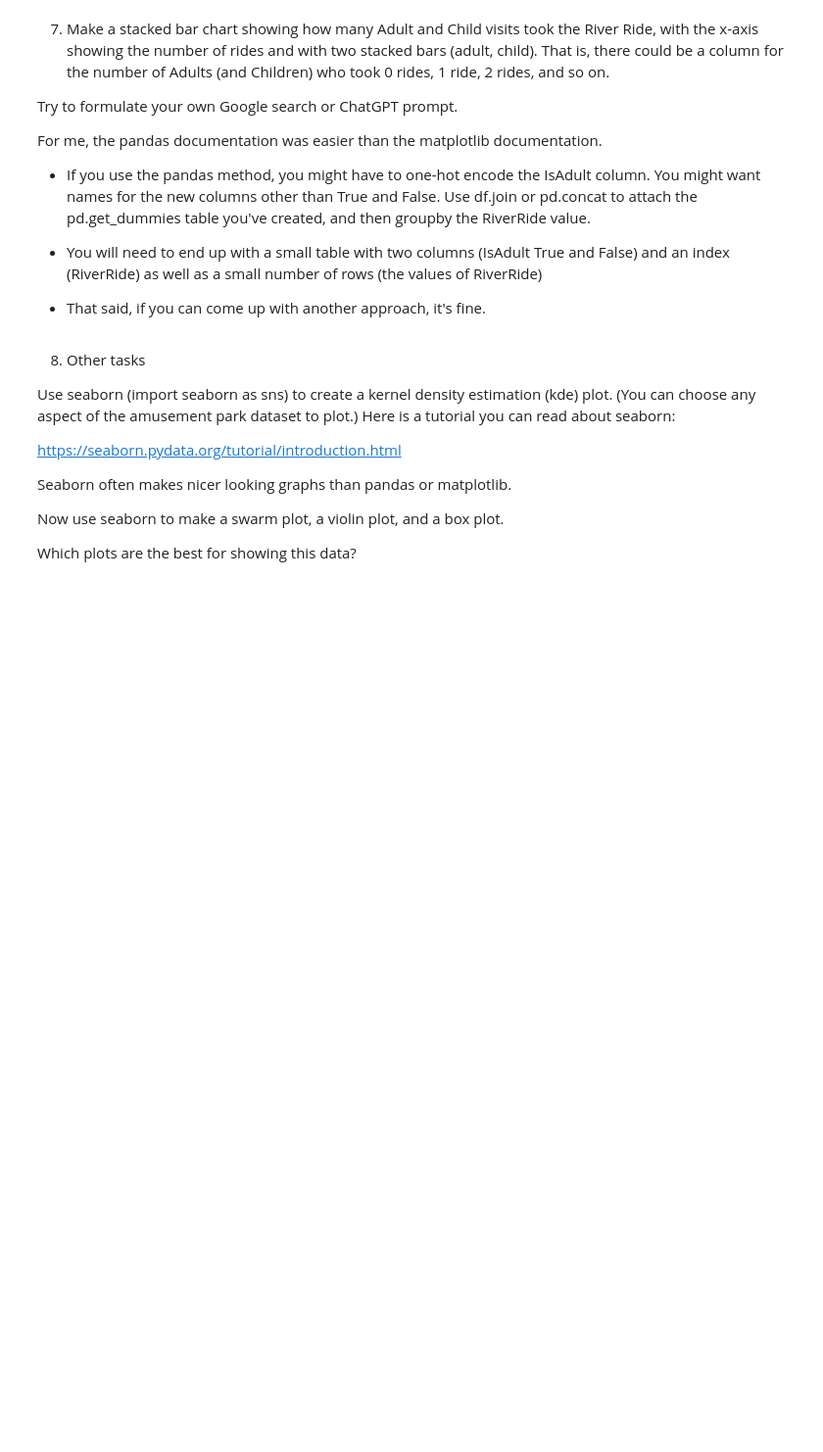
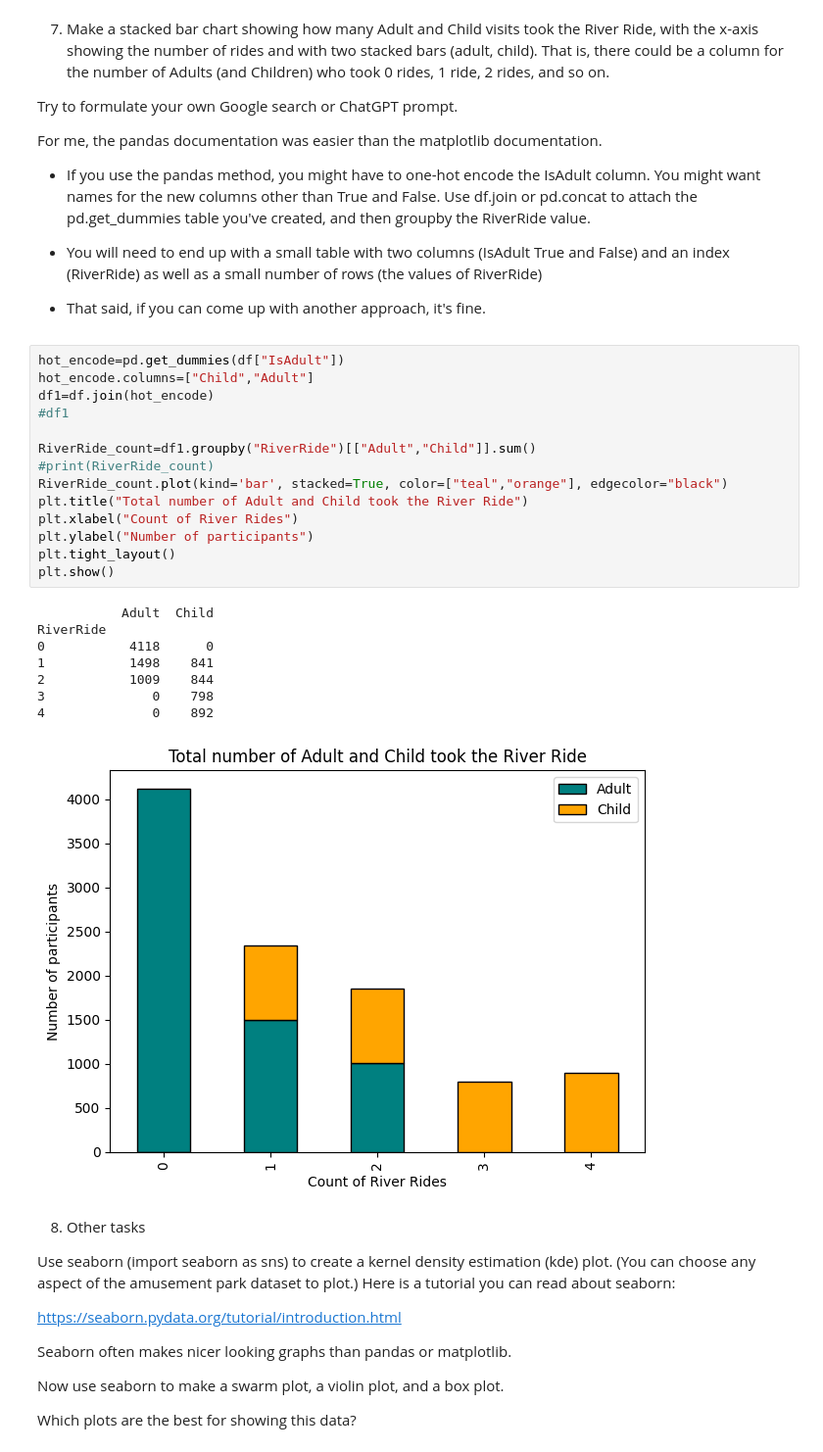
Before and after one commit to Jbaner/Module-B-semester-2, a Jupyter notebook: Week3.ipynb, the cells around one changed output. Shown at 98% size. Saved outputs shown, nothing was run; the diff lists cells and outputs as text; blank space fills up the shorter version.

```diff
--- a/Week3.ipynb
+++ b/Week3.ipynb
@@ -409,6 +445,29 @@ For me, the pandas documentation was easier than the matplotlib documentation.
 * You will need to end up with a small table with two columns (IsAdult True and False) and an index (RiverRide) as well as a small number of rows (the values of RiverRide)
 
 * That said, if you can come up with another approach, it's fine.
+# %%
+hot_encode=pd.get_dummies(df["IsAdult"])
+hot_encode.columns=["Child","Adult"]
+df1=df.join(hot_encode)
+#df1
+
+RiverRide_count=df1.groupby("RiverRide")[["Adult","Child"]].sum()
+#print(RiverRide_count)
+RiverRide_count.plot(kind='bar', stacked=True, color=["teal","orange"], edgecolor="black")
+plt.title("Total number of Adult and Child took the River Ride")
+plt.xlabel("Count of River Rides")
+plt.ylabel("Number of participants")
+plt.tight_layout()
+plt.show()
+# %% [output]
+           Adult  Child
+RiverRide
+0           4118      0
+1           1498    841
+2           1009    844
+3              0    798
+4              0    892
+[figure, added]
 # %% [markdown]
 8. Other tasks
 
```
Also changed, not shown: parts of 4 cells of this notebook.
